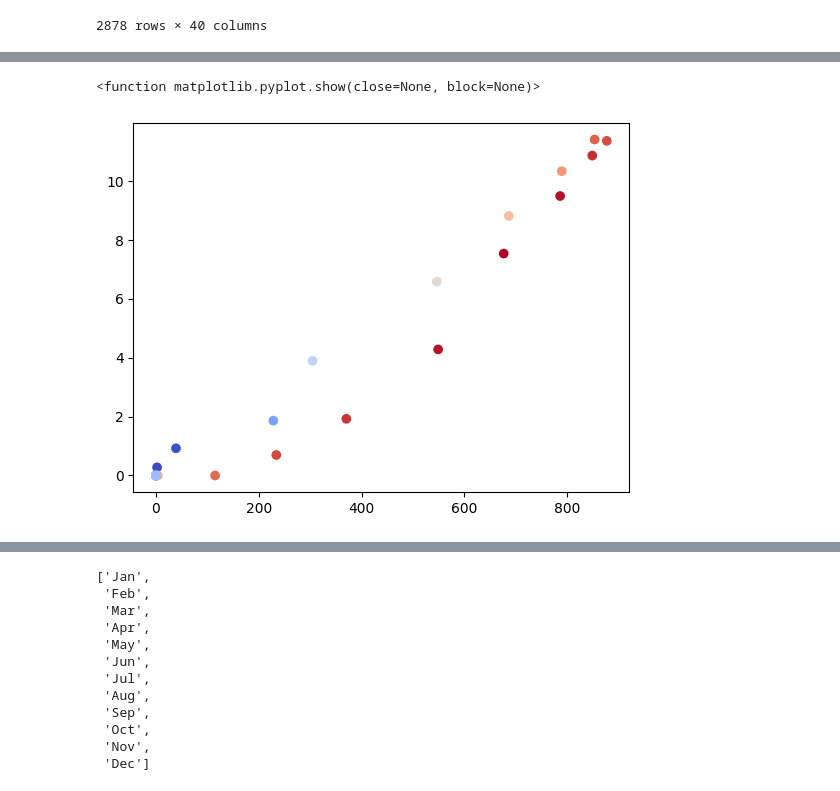
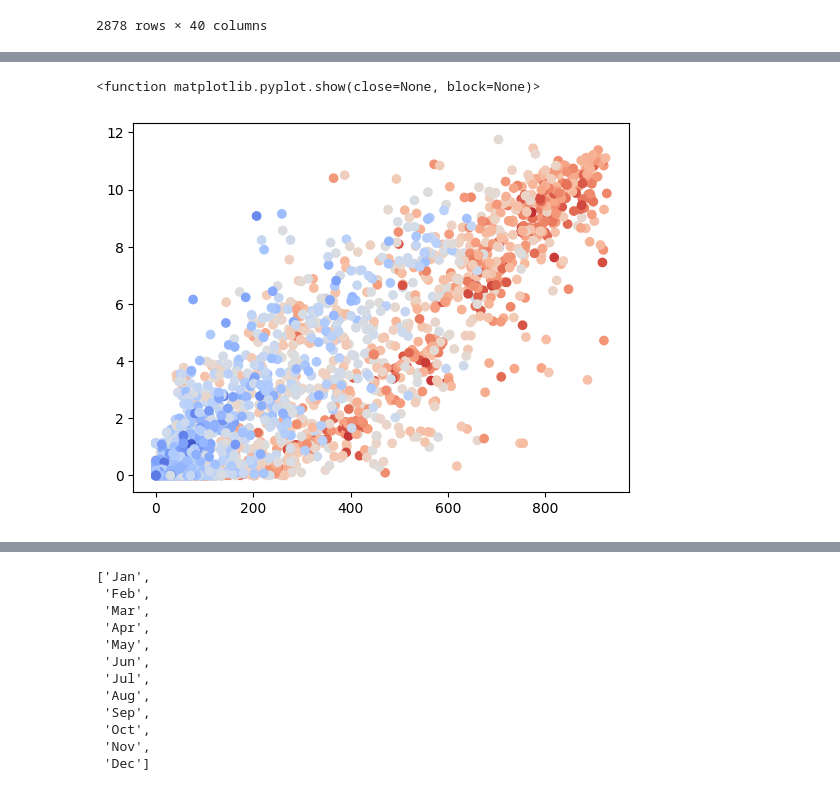
Before and after one commit to strubbi77/breisgauwind, a Jupyter notebook: Stromwert_IK8.ipynb, the cells around one changed output, grey strips where cells are left out. Drawn from its saved outputs; the diff is of its cells as text; code cells hidden in the pictures.

```diff
--- a/Stromwert_IK8.ipynb
+++ b/Stromwert_IK8.ipynb
@@ -3,25 +3,34 @@ import pandas as pd
 import numpy as np
 
 names=['Datum(UTC)','Nicht Erneuerbar (MW)', 'Erneuerbar (MW)', 'DE-LU Day Ahead EUR/MWh']
-ghp='Daten entsoe/Gro_handelspreise_202201010000_202505010000_Stunde.csv'
+ghp='Daten entsoe/Gro_handelspreise_202311010000_202601010000_Viertelstunde.csv'
 #DayAheadPrices=pd.read_csv("Daten entsoe/energy-charts_Stromproduktion_und_Börsenstrompreise_in_Deutschland_2024.csv",skiprows=2,names=names)
 
-DayAheadPrices=pd.read_csv(ghp,na_values='-',header=0 ,sep=';', decimal=",", thousands=".")
+Strompreis=pd.read_csv(ghp,na_values='-',header=0 ,sep=';', decimal=",", thousands=".")
 # %%
 #DayAheadPrices['datum']=pd.to_datetime(DayAheadPrices['Datum(UTC)'])
 #DayAheadPrices=DayAheadPrices.set_index('datum')
 #preis_menge=DayAheadPrices
 
-DayAheadPrices['Datum']=pd.to_datetime(DayAheadPrices['Datum von'],format='%d.%m.%Y %H:%M')
-DayAheadPrices=DayAheadPrices.sort_values('Datum',kind='stable')
-DayAheadPrices['Datum']=pd.to_datetime(DayAheadPrices['Datum von'],format='%d.%m.%Y %H:%M')
-DayAheadPrices['Datum']=DayAheadPrices['Datum'].dt.tz_localize('Europe/Berlin',ambiguous='infer')
-DayAheadPrices['Date']=DayAheadPrices['Datum'].dt.tz_convert('UTC')
-DayAheadPrices=DayAheadPrices.set_index('Date')
-preis_menge=DayAheadPrices
+Strompreis['Datum']=pd.to_datetime(Strompreis['Datum von'],format='%d.%m.%Y %H:%M')
+Strompreis=Strompreis.sort_values('Datum',kind='stable')
+Strompreis=Strompreis[Strompreis['Datum von'].str[14:16]=='00']
+Strompreis['Datum']=pd.to_datetime(Strompreis['Datum von'],format='%d.%m.%Y %H:%M')
+Strompreis['Datum']=Strompreis['Datum'].dt.tz_localize('Europe/Berlin',ambiguous='infer')
+Strompreis['Date']=Strompreis['Datum'].dt.tz_convert('UTC')
+Strompreis=Strompreis.set_index('Date')
+preis_menge=Strompreis
+
+#DayAheadPrices['Datum']=pd.to_datetime(DayAheadPrices['Datum von'],format='%d.%m.%Y %H:%M')
+#DayAheadPrices=DayAheadPrices.sort_values('Datum',kind='stable')
+#DayAheadPrices['Datum']=pd.to_datetime(DayAheadPrices['Datum von'],format='%d.%m.%Y %H:%M')
+#DayAheadPrices['Datum']=DayAheadPrices['Datum'].dt.tz_localize('Europe/Berlin',ambiguous='infer')
+#DayAheadPrices['Date']=DayAheadPrices['Datum'].dt.tz_convert('UTC')
+#DayAheadPrices=DayAheadPrices.set_index('Date')
+#preis_menge=DayAheadPrices
 # %%
 names=['Datum','Jahr', 'Monat', 'Tag','PV IK8']
-IKPV=pd.read_csv("Daten IK8/2024 PV Daily.csv",skiprows=1,names=names,sep=';',decimal=',',parse_dates=['Datum'],date_format='%d.%m.%Y').fillna(0)
+IKPV=pd.read_csv("Daten IK8/2025 PV Daily.csv",skiprows=1,names=names,sep=';',decimal=',',parse_dates=['Datum'],date_format='%d.%m.%Y').fillna(0)
 #IKPV=pd.read_csv("Daten IK8/2023ff_v2_Hist_Strom.csv",skiprows=1,names=names,sep=';',decimal=',',parse_dates=['Datum'],date_format='%d.%m.%Y').fillna(0)
 IKPV=IKPV.drop(columns=['Jahr', 'Monat', 'Tag'])
 IKPV=IKPV.set_index('Datum')
@@ -538,20 +561,20 @@ preis_menge[(preis_menge.index.year==2025) & (preis_menge.index.month==2)]
 # %%
 fig, ax = plt.subplots()
 
 #ax9.scatter(x=preis_menge['SUM_GS200'],y=preis_menge['PV']/1000,c=preis_menge['AVG_TA200'], cmap=cm.coolwarm)
 
-pm=preis_menge[(preis_menge.index>='2024-06-25')&(preis_menge.index<'2024-06-26')]
+pm=preis_menge[(preis_menge.index>='2025-05-25')&(preis_menge.index<'2025-10-31')]
 x=pm['SUM_GS200']
 y=pm['PV']/1000
 c=pm['AVG_TA200']
 
 ax.scatter(x,y,c=c, cmap=cm.coolwarm)
 #legend1=ax.legend(*scatter.legend_elements(),
 #                    loc="lower left", title="Classes")
 #plt.legend()
 #ax.add_artist(legend1)
 plt.show
 # %% [output]
 <function matplotlib.pyplot.show(close=None, block=None)>
-[figure, old version]
+[figure, new version]
 # %%
```
Also changed, not shown: parts of 13 cells of this notebook, 57 other files.
